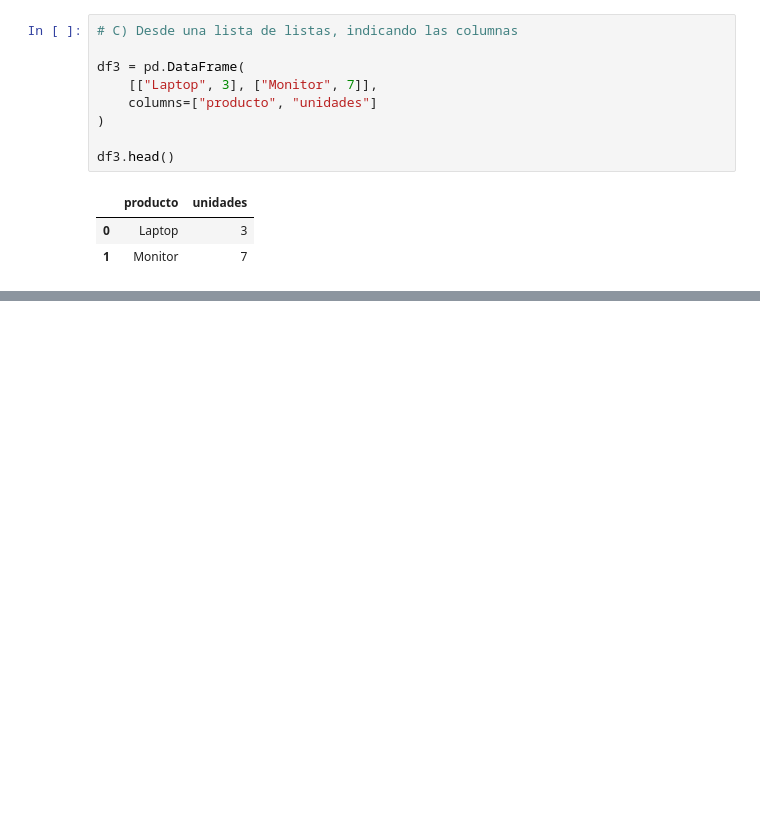
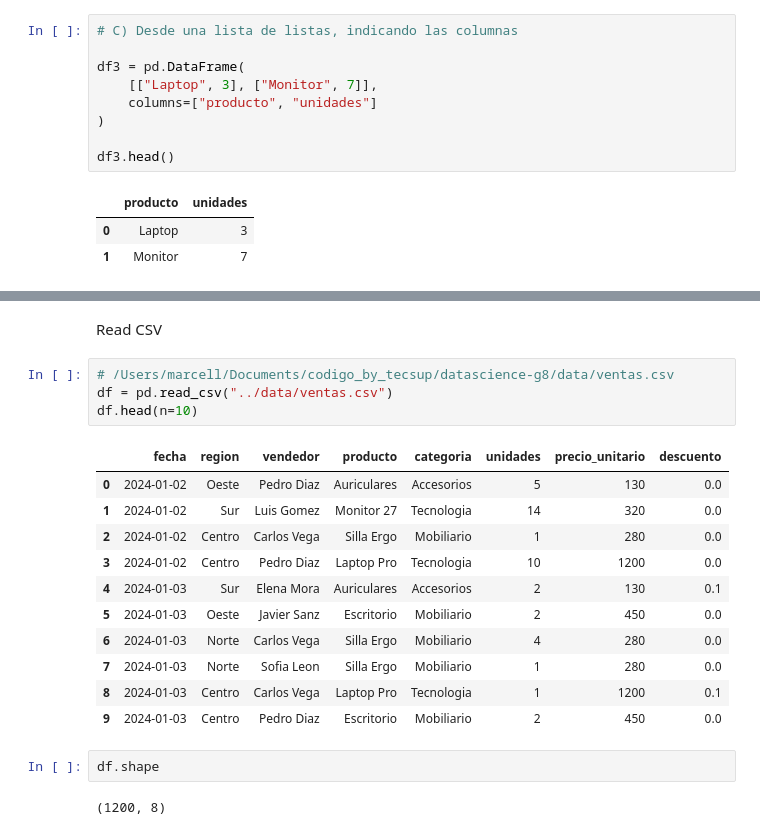
Before and after one commit to edex10ed-source/01-python-intro, a Jupyter notebook: notebooks/19_10082026_pandas.ipynb, the cells around one changed output, grey strips where cells are left out. Cells and saved outputs as stored; diff of their text form; blank space fills up the shorter version.

```diff
--- a/notebooks/19_10082026_pandas.ipynb
+++ b/notebooks/19_10082026_pandas.ipynb
@@ -70,0 +185,22 @@ df3.head()
+# %% [markdown]
+Read CSV
+# %%
+# /Users/marcell/Documents/codigo_by_tecsup/datascience-g8/data/ventas.csv
+df = pd.read_csv("../data/ventas.csv")
+df.head(n=10)
+# %% [output]
+|  | fecha | region | vendedor | producto | categoria | unidades | precio_unitario | descuento |
+| 0 | 2024-01-02 | Oeste | Pedro Diaz | Auriculares | Accesorios | 5 | 130 | 0.0 |
+| 1 | 2024-01-02 | Sur | Luis Gomez | Monitor 27 | Tecnologia | 14 | 320 | 0.0 |
+| 2 | 2024-01-02 | Centro | Carlos Vega | Silla Ergo | Mobiliario | 1 | 280 | 0.0 |
+| 3 | 2024-01-02 | Centro | Pedro Diaz | Laptop Pro | Tecnologia | 10 | 1200 | 0.0 |
+| 4 | 2024-01-03 | Sur | Elena Mora | Auriculares | Accesorios | 2 | 130 | 0.1 |
+| 5 | 2024-01-03 | Oeste | Javier Sanz | Escritorio | Mobiliario | 2 | 450 | 0.0 |
+| 6 | 2024-01-03 | Norte | Carlos Vega | Silla Ergo | Mobiliario | 4 | 280 | 0.0 |
+| 7 | 2024-01-03 | Norte | Sofia Leon | Silla Ergo | Mobiliario | 1 | 280 | 0.0 |
+| 8 | 2024-01-03 | Centro | Carlos Vega | Laptop Pro | Tecnologia | 1 | 1200 | 0.1 |
+| 9 | 2024-01-03 | Centro | Pedro Diaz | Escritorio | Mobiliario | 2 | 450 | 0.0 |
+# %%
+df.shape
+# %% [output]
+(1200, 8)
```
Also changed, not shown: parts of 23 cells of this notebook.
